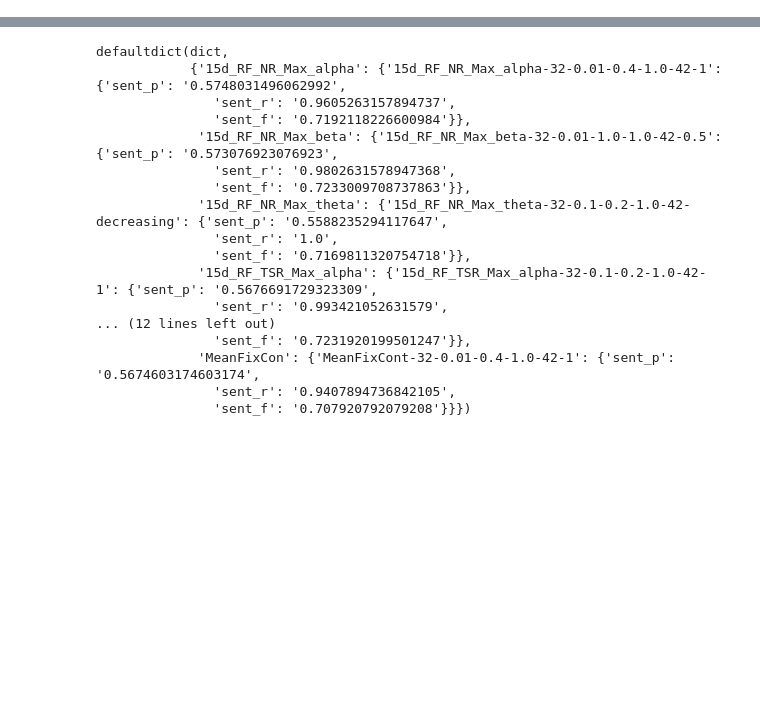
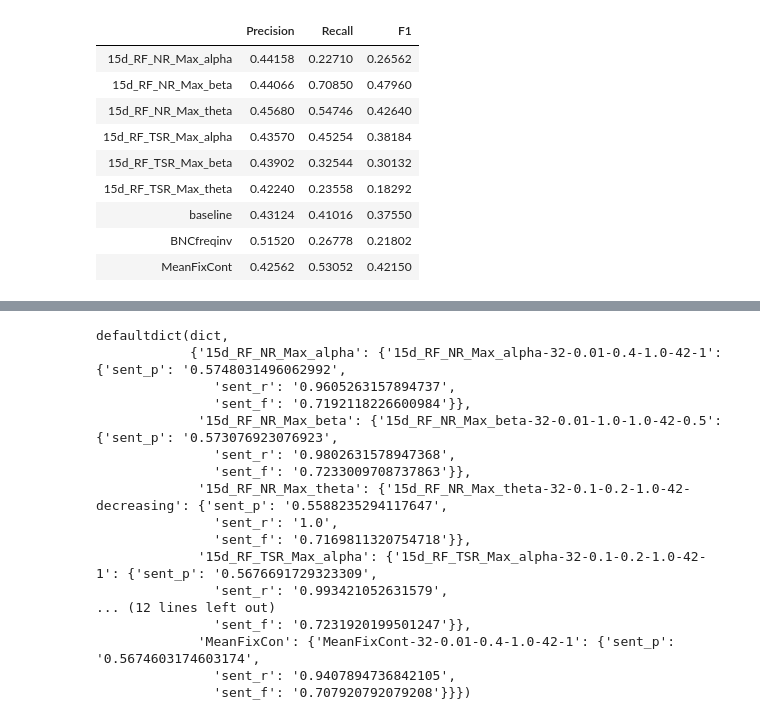
Before and after one commit to PosoSAgapo/NER-with-EEG-and-ET, a Jupyter notebook: results.ipynb, the cells around one changed output, grey strips where cells are left out. Drawn from its saved outputs; the diff is of its cells as text; code cells hidden in the pictures; blank space fills up the shorter version.

```diff
--- a/results.ipynb
+++ b/results.ipynb
@@ -36,5 +36,18 @@ def get_test_results(subdir:str='./test_results/', task:str='ontonotes/', score_
     return df
 # %%
 test_results_semeval2007 = get_test_results(task='semeval2007/')
+# %%
+test_results_semeval2007
+# %% [output]
+|  | Precision | Recall | F1 |
+| 15d_RF_NR_Max_alpha | 0.44158 | 0.22710 | 0.26562 |
+| 15d_RF_NR_Max_beta | 0.44066 | 0.70850 | 0.47960 |
+| 15d_RF_NR_Max_theta | 0.45680 | 0.54746 | 0.42640 |
+| 15d_RF_TSR_Max_alpha | 0.43570 | 0.45254 | 0.38184 |
+| 15d_RF_TSR_Max_beta | 0.43902 | 0.32544 | 0.30132 |
+| 15d_RF_TSR_Max_theta | 0.42240 | 0.23558 | 0.18292 |
+| baseline | 0.43124 | 0.41016 | 0.37550 |
+| BNCfreqinv | 0.51520 | 0.26778 | 0.21802 |
+| MeanFixCont | 0.42562 | 0.53052 | 0.42150 |
 # %%
 test_results_semeval2010 = get_test_results(task='semeval2010/')
```
Also changed, not shown: parts of 9 cells of this notebook, 1 other file.
